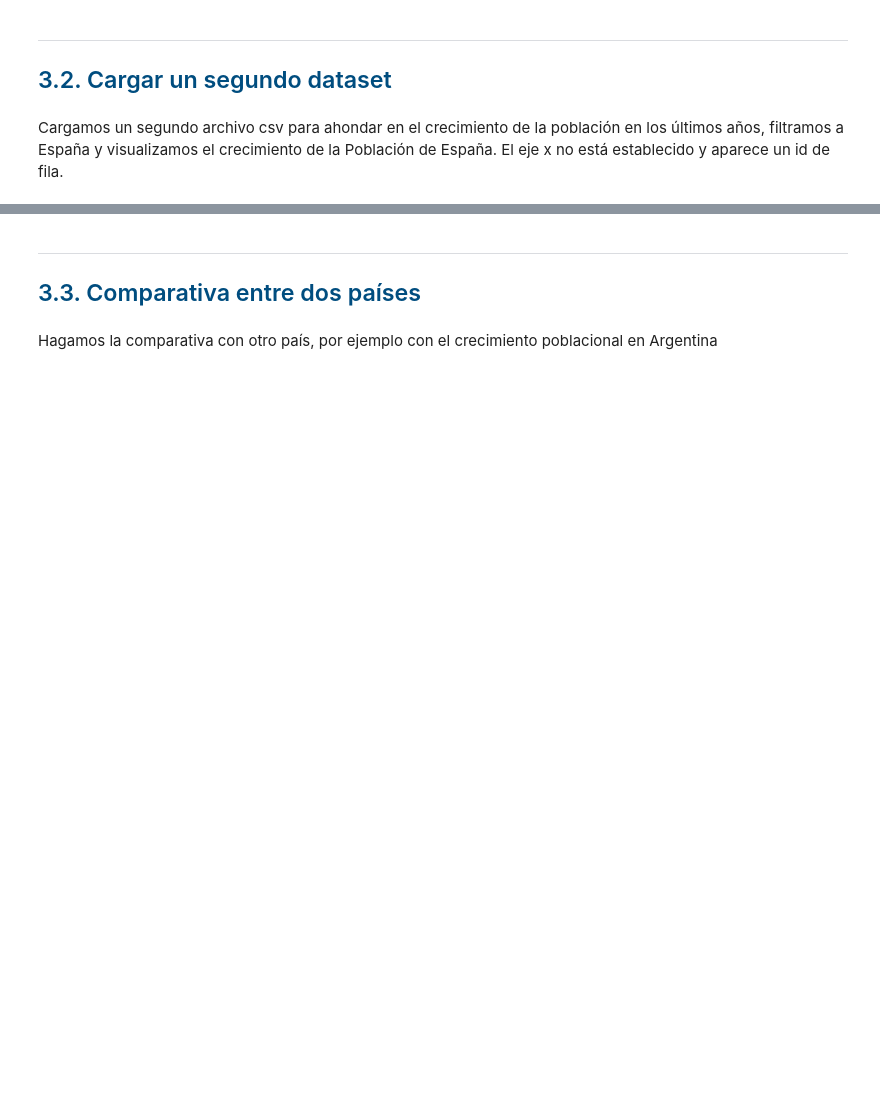
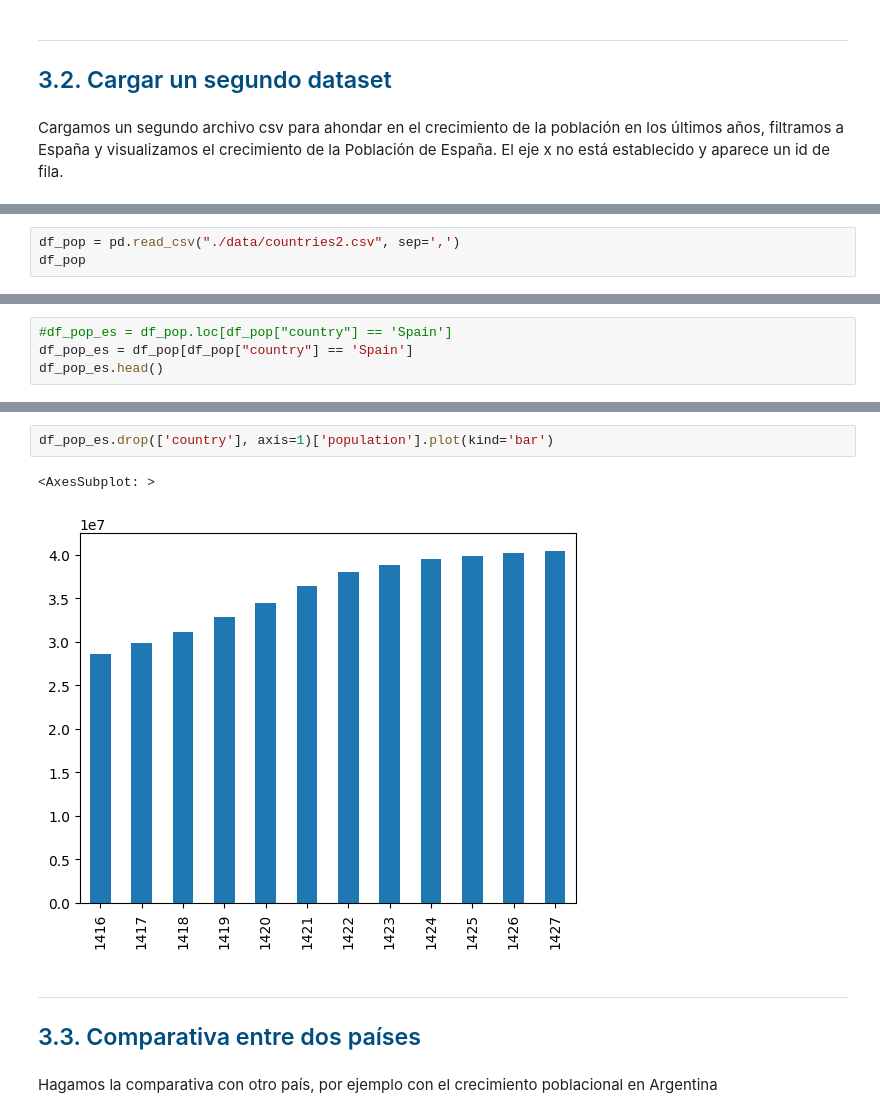
Before and after one commit to oscardbocanegra/udemy, a Jupyter notebook: machine_learning/class_division/procesamiento_datos/JupyterNotebooks/3.1. Analisis Exploratorio de Datos.ipynb, the cells around one changed output, grey strips where cells are left out. Drawn from its saved outputs; the diff is of its cells as text; blank space fills up the shorter version.

```diff
--- a/machine_learning/class_division/procesamiento_datos/JupyterNotebooks/3.1. Analisis Exploratorio de Datos.ipynb
+++ b/machine_learning/class_division/procesamiento_datos/JupyterNotebooks/3.1. Analisis Exploratorio de Datos.ipynb
@@ -223,0 +202,3 @@ Cargamos un segundo archivo csv para ahondar en el crecimiento de la población
+# %%
+df_pop = pd.read_csv("./data/countries2.csv", sep=',')
+df_pop
@@ -223,0 +219,4 @@ Cargamos un segundo archivo csv para ahondar en el crecimiento de la población
+# %%
+#df_pop_es = df_pop.loc[df_pop["country"] == 'Spain']
+df_pop_es = df_pop[df_pop["country"] == 'Spain']
+df_pop_es.head()
@@ -224,3 +230,8 @@ Cargamos un segundo archivo csv para ahondar en el crecimiento de la población
+# %%
+df_pop_es.drop(['country'], axis=1)['population'].plot(kind='bar')
+# %% [output]
+<AxesSubplot: >
+[figure, added]
 # %% [markdown]
 ---
 <a id="section33"></a>
```
Also changed, not shown: parts of 22 cells of this notebook.
